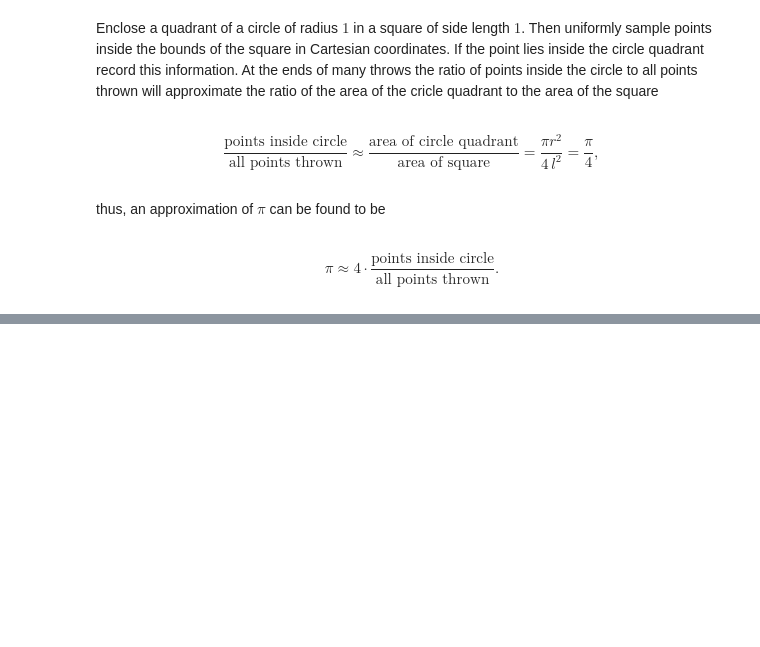
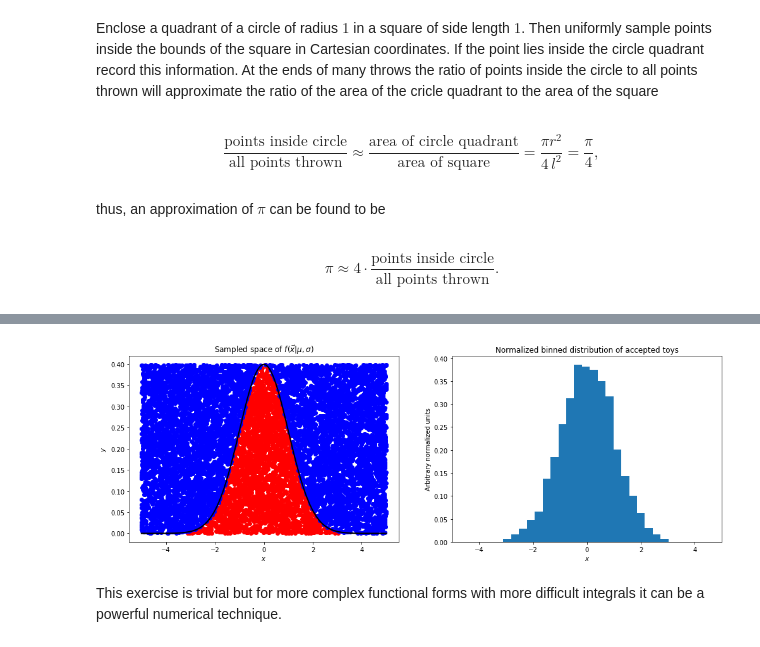
Before and after one commit to matthewfeickert/Statistics-Notes, a Jupyter notebook: Notebooks/Sampling/Rejection-Sampling-MC.ipynb, the cells around one changed output, grey strips where cells are left out. Saved outputs shown, nothing was run; the diff lists cells and outputs as text; code cells hidden in the pictures; blank space fills up the shorter version.

```diff
--- a/Notebooks/Sampling/Rejection-Sampling-MC.ipynb
+++ b/Notebooks/Sampling/Rejection-Sampling-MC.ipynb
@@ -57,0 +89,49 @@ The approximation of pi after 1000 throws is: 3.16
+# %%
+def approximate_Guassian(n_throws=10000, x_range=[-5,5], draw=True):
+    n_accept = 0
+
+    x_coord = np.random.uniform(x_range[0], x_range[1], n_throws)
+    y_coord = np.random.uniform(0, stats.norm.pdf(0, 0, 1), n_throws)
+    # Use Freedman–Diaconis rule
+    # https://en.wikipedia.org/wiki/Freedman%E2%80%93Diaconis_rule
+    h = 2 * stats.iqr(x_coord)/np.cbrt([n_throws])
+    n_bins = int((x_range[1] - x_range[0])/h)
+
+    accept_x = []
+    accept_y = []
+    reject_x = []
+    reject_y = []
+
+    for x,y in zip(x_coord, y_coord):
+        if stats.norm.pdf(x, 0, 1) > y:
+            n_accept += 1
+            accept_x.append(x)
+            accept_y.append(y)
+        else:
+            reject_x.append(x)
+            reject_y.append(y)
+
+    if draw:
+        fig, axes = plt.subplots(nrows=1, ncols=2, figsize=(1.2*14, 1.2*4.5))
+
+        x_space = np.linspace(x_range[0], x_range[1], num=10000)
+        axes[0].plot(accept_x, accept_y, 'ro')
+        axes[0].plot(reject_x, reject_y, 'bo')
+        axes[0].plot(x_space, stats.norm.pdf(x_space, 0, 1), linewidth=2, color='black')
+        axes[0].set_xlabel(r'$x$')
+        axes[0].set_ylabel(r'$y$')
+        axes[0].set_title(r'Sampled space of $f(\vec{x}|\mu,\sigma)$')
+
+        hist_count, bins, _ = axes[1].hist(accept_x, n_bins, normed=True)
+        axes[1].set_xlabel(r'$x$')
+        axes[1].set_ylabel('Arbitrary normalized units')
+        axes[1].set_title(r'Normalized binned distribution of accepted toys')
+
+        plt.xlim(x_range)
+        plt.show()
+# %%
+approximate_Guassian()
+# %% [output]
+[figure, added]
+# %% [markdown]
+This exercise is trivial but for more complex functional forms with more difficult integrals it can be a powerful numerical technique.
```
Also changed, not shown: parts of 12 cells of this notebook.
